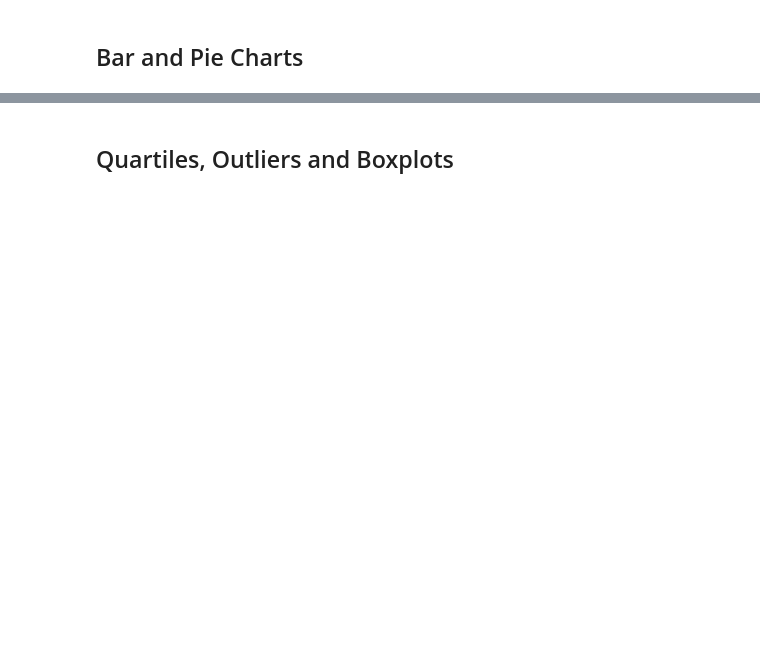
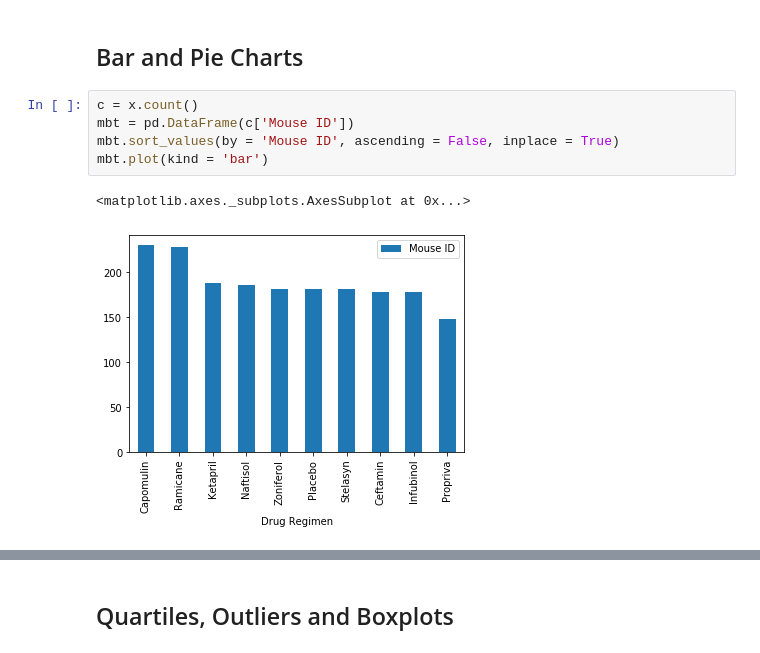
Before and after one commit to brainmagmo/matplotlib-challenge, a Jupyter notebook: Instructions/Pymaceuticals/Pymaceuticals_starter_with_outputs.ipynb, the cells around one changed output, grey strips where cells are left out. Drawn from its saved outputs; the diff is of its cells as text; blank space fills up the shorter version.

```diff
--- a/Instructions/Pymaceuticals/Pymaceuticals_starter_with_outputs.ipynb
+++ b/Instructions/Pymaceuticals/Pymaceuticals_starter_with_outputs.ipynb
@@ -238,4 +211,12 @@ z
 # %% [markdown]
 ## Bar and Pie Charts
+# %%
+c = x.count()
+mbt = pd.DataFrame(c['Mouse ID'])
+mbt.sort_values(by = 'Mouse ID', ascending = False, inplace = True)
+mbt.plot(kind = 'bar')
+# %% [output]
+<matplotlib.axes._subplots.AxesSubplot at 0x...>
+[figure, added]
 # %%
 # Generate a bar plot showing the total number of mice for each treatment throughout the course of the study using pandas.
```
Also changed, not shown: parts of 22 cells of this notebook.
